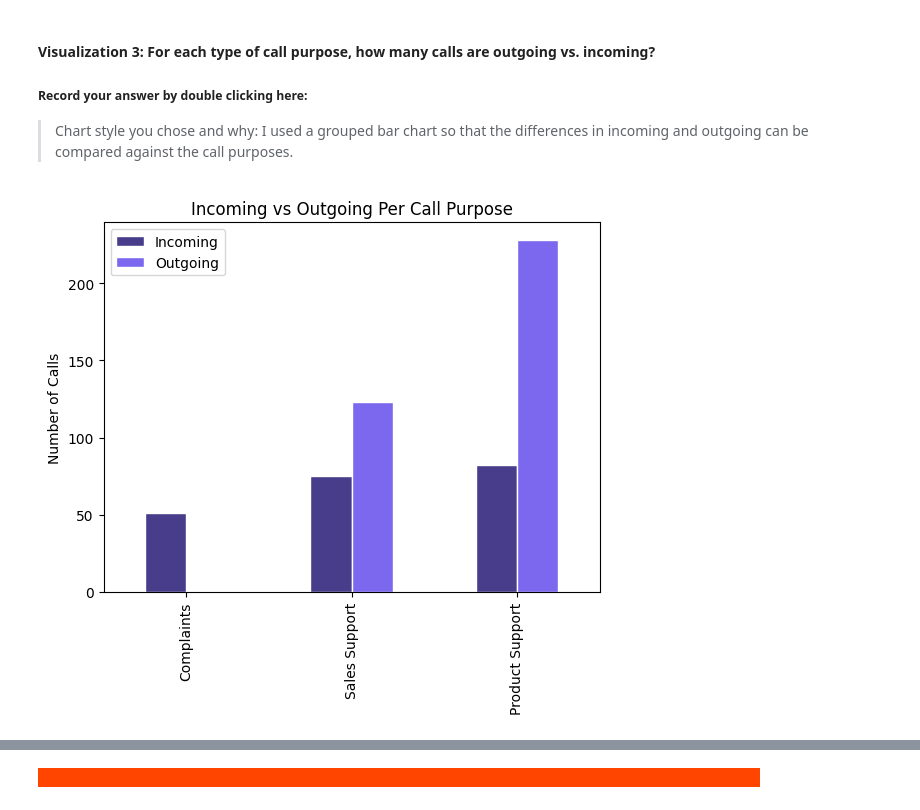
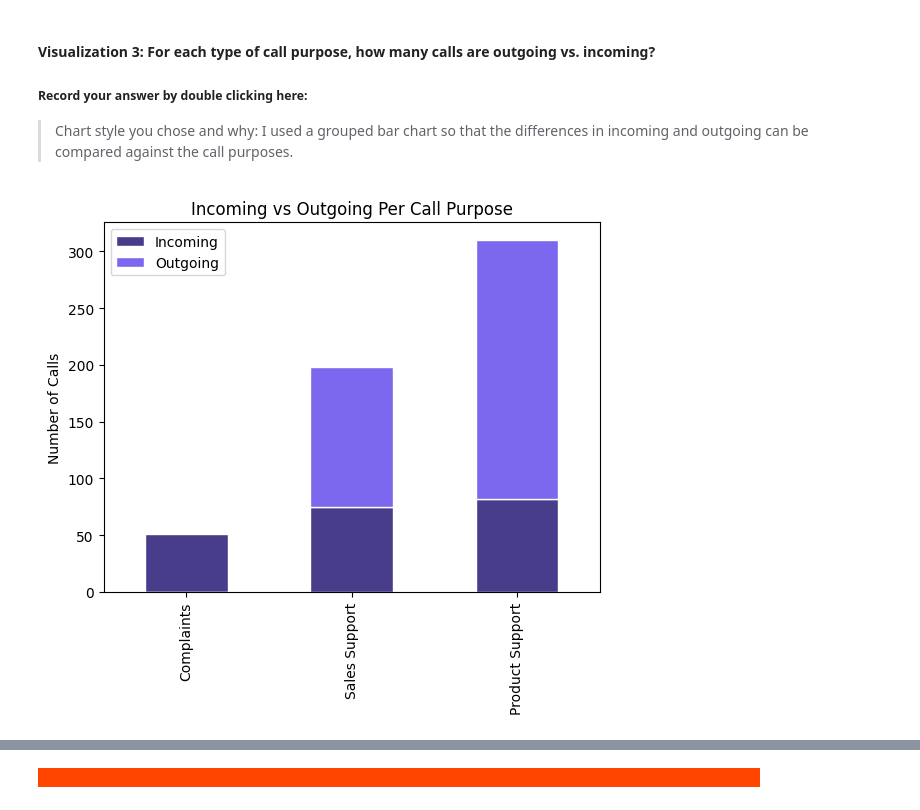
Before and after one commit to Kap19kp/Call_center_Assignment2, a Jupyter notebook: Call_Center_Cleanup.ipynb, the cells around one changed output, grey strips where cells are left out. Cells and saved outputs as stored; diff of their text form; code cells hidden in the pictures.

Commit message:
Refined charts, started bonus mission, codes my own additional charts

```diff
--- a/Call_Center_Cleanup.ipynb
+++ b/Call_Center_Cleanup.ipynb
@@ -332,6 +292,0 @@ Name: Incoming Wait Time, dtype: float64
-# %%
-#Imputing mean for North data only
-mean_north = north_df['Incoming Wait Time'].mean()
-print(mean_north)
-north_df['Incoming Wait Time'] = north_df['Incoming Wait Time'].fillna(mean_both)
-north_df
@@ -353,6 +292,0 @@ north_df
-# %%
-#Imputing mean for South data only
-mean_south = south_df['Incoming Wait Time'].mean()
-print(mean_south)
-south_df['Incoming Wait Time'] = south_df['Incoming Wait Time'].fillna(mean_both)
-south_df
@@ -394,0 +325,6 @@ both_df
+# %%
+#Imputing mean for North data only
+mean_north = north_df['Incoming Wait Time'].mean()
+print(mean_north)
+north_df['Incoming Wait Time'] = north_df['Incoming Wait Time'].fillna(mean_north)
+north_df
@@ -394,0 +346,6 @@ both_df
+# %%
+#Imputing mean for South data only
+mean_south = south_df['Incoming Wait Time'].mean()
+print(mean_south)
+south_df['Incoming Wait Time'] = south_df['Incoming Wait Time'].fillna(mean_south)
+south_df
@@ -806,32 +839,33 @@ plt.show()
 # %%
 # Create visualization 3 here:
 # The three dictionaries, complaints, sales_support, and product_support, have the information you need
 
 purpose_group = df.groupby("Call Purpose")
 call_purpose = ["Complaint", "Product Support", "Sales Support"]
 purpose_counts = purpose_group["Incoming or Outgoing"].value_counts()
 # print(purpose_counts)
 
 # purpose_ct = pd.DataFrame(data=purpose_counts)
 # print(purpose_ct)
 
 complaints = purpose_counts["Complaint"].to_dict()
 sales_support = purpose_counts["Sales Support"].to_dict()
 product_support = purpose_counts["Product Support"].to_dict()
 
 #Your Code Here:
 
 com_cts = pd.DataFrame(complaints, index=["Complaints"])
 sales_cts = pd.DataFrame(sales_support, index=["Sales Support"])
 product_cts = pd.DataFrame(product_support, index=["Product Support"])
 
 purpose_cts = pd.concat([com_cts, sales_cts, product_cts], axis=0)
 purpose_cts
 
 colors_2 = ("darkslateblue", "mediumslateblue")
-purpose_cts.plot.bar(edgecolor = 'white', color=colors_2)
+purpose_cts.plot.bar(stacked=True,
+                     edgecolor = 'white', color=colors_2)
 plt.title("Incoming vs Outgoing Per Call Purpose")
 plt.ylabel("Number of Calls")
 plt.savefig('groupedbar.png')
 # %% [output]
-[figure, old version]
+[figure, new version]
```
Also changed, not shown: parts of 81 cells of this notebook, 3 other files.
